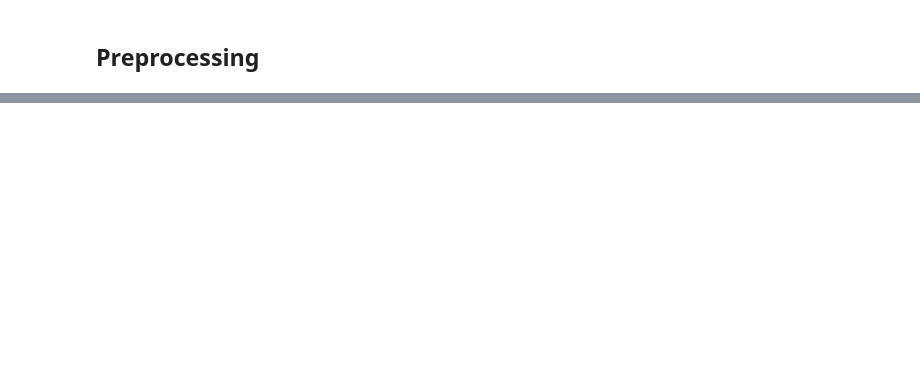
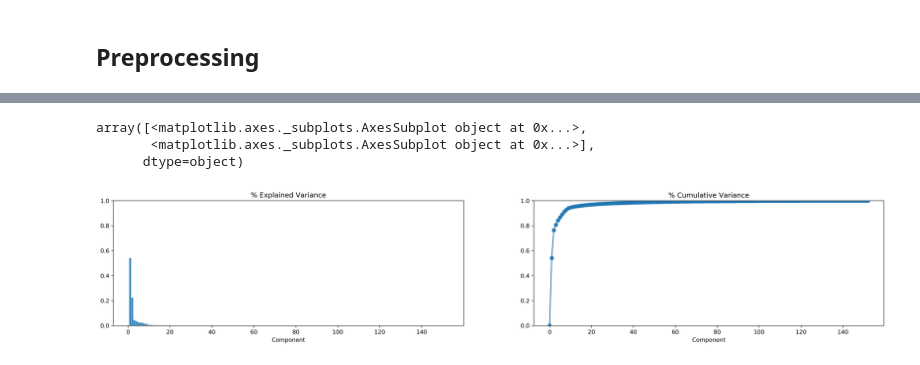
Before and after one commit to echefcy/kaggle, a Jupyter notebook: amex_defaults/ Solution.ipynb, the cells around one changed output, grey strips where cells are left out. Saved outputs shown, nothing was run; the diff lists cells and outputs as text; code cells hidden in the pictures; blank space fills up the shorter version.

```diff
--- a/amex_defaults/ Solution.ipynb
+++ b/amex_defaults/ Solution.ipynb
@@ -343,0 +327,19 @@ array([[<matplotlib.axes._subplots.AxesSubplot object at 0x...>,
+# %%
+from sklearn.decomposition import PCA
+
+def make_pca(pca_features):
+    pca_scaled = (pca_features - pca_features.mean(axis=0)) / pca_features.std(axis=0)
+
+    pca = PCA()
+    X_pca = pca.fit_transform(pca_features)
+
+    column_names = [f'PC{i+1}' for i in range(X_pca.shape[1])]
+    X_pca = pd.DataFrame(X_pca, columns = column_names)
+
+    return pca, X_pca
+
+floats = (imputed.dtypes == 'float64').drop(binary_cols)
+pca_cnames = floats.loc[floats == True].index
+# pca_cnames = ['B_16', 'B_32', 'D_65', 'D_77', 'P_2']
+pca_features = imputed.loc[:, pca_cnames]
+pca, X_pca = make_pca(pca_features)
@@ -343,0 +388,30 @@ array([[<matplotlib.axes._subplots.AxesSubplot object at 0x...>,
+# %%
+import matplotlib.pyplot as plt
+
+def plot_variance(pca, width=8, dpi=100):
+    # Create figure
+    fig, axs = plt.subplots(1, 2)
+    n = pca.n_components_
+    grid = np.arange(1, n + 1)
+    # Explained variance
+    evr = pca.explained_variance_ratio_
+    axs[0].bar(grid, evr)
+    axs[0].set(
+        xlabel="Component", title="% Explained Variance", ylim=(0.0, 1.0)
+    )
+    # Cumulative Variance
+    cv = np.cumsum(evr)
+    axs[1].plot(np.r_[0, grid], np.r_[0, cv], "o-")
+    axs[1].set(
+        xlabel="Component", title="% Cumulative Variance", ylim=(0.0, 1.0)
+    )
+    # Set up figure
+    fig.set(figwidth=width, dpi=dpi)
+    return axs
+
+plot_variance(pca, 24, 300)
+# %% [output]
+array([<matplotlib.axes._subplots.AxesSubplot object at 0x...>,
+       <matplotlib.axes._subplots.AxesSubplot object at 0x...>],
+      dtype=object)
+[figure, added]
```
Also changed, not shown: parts of 46 cells of this notebook, 4 other files.
